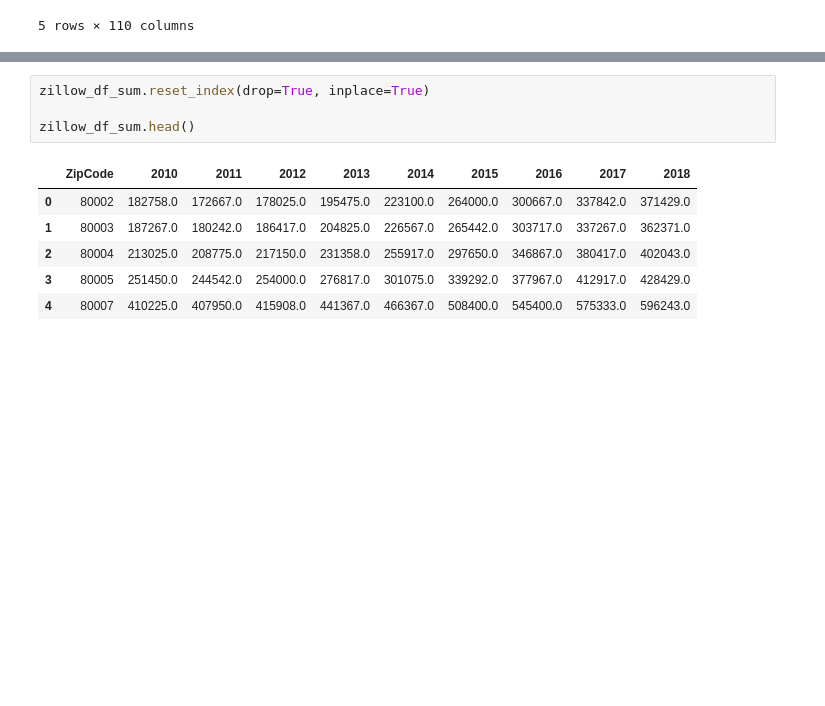
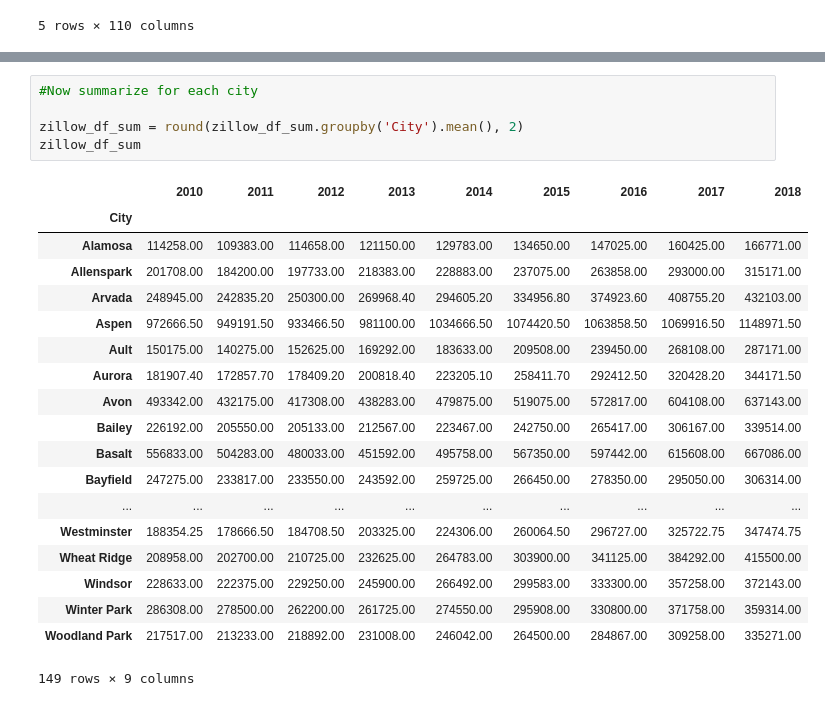
Before and after one commit to joshshigaki/Team-5, a Jupyter notebook: housing_valuation.ipynb, the cells around one changed output, grey strips where cells are left out. Saved outputs shown, nothing was run; the diff lists cells and outputs as text; blank space fills up the shorter version.

```diff
--- a/housing_valuation.ipynb
+++ b/housing_valuation.ipynb
@@ -73,11 +180,25 @@ zillow_df_sum.head()
-# %%
-zillow_df_sum.reset_index(drop=True, inplace=True)
-
-zillow_df_sum.head()
-# %% [output]
-|  | ZipCode | 2010 | 2011 | 2012 | 2013 | 2014 | 2015 | 2016 | 2017 | 2018 |
-| 0 | 80002 | 182758.0 | 172667.0 | 178025.0 | 195475.0 | 223100.0 | 264000.0 | 300667.0 | 337842.0 | 371429.0 |
-| 1 | 80003 | 187267.0 | 180242.0 | 186417.0 | 204825.0 | 226567.0 | 265442.0 | 303717.0 | 337267.0 | 362371.0 |
-| 2 | 80004 | 213025.0 | 208775.0 | 217150.0 | 231358.0 | 255917.0 | 297650.0 | 346867.0 | 380417.0 | 402043.0 |
-| 3 | 80005 | 251450.0 | 244542.0 | 254000.0 | 276817.0 | 301075.0 | 339292.0 | 377967.0 | 412917.0 | 428429.0 |
-| 4 | 80007 | 410225.0 | 407950.0 | 415908.0 | 441367.0 | 466367.0 | 508400.0 | 545400.0 | 575333.0 | 596243.0 |
+# %%
+#Now summarize for each city
+
+zillow_df_sum = round(zillow_df_sum.groupby('City').mean(), 2)
+zillow_df_sum
+# %% [output]
+|  | 2010 | 2011 | 2012 | 2013 | 2014 | 2015 | 2016 | 2017 | 2018 |
+| City |  |  |  |  |  |  |  |  |  |
+| Alamosa | 114258.00 | 109383.00 | 114658.00 | 121150.00 | 129783.00 | 134650.00 | 147025.00 | 160425.00 | 166771.00 |
+| Allenspark | 201708.00 | 184200.00 | 197733.00 | 218383.00 | 228883.00 | 237075.00 | 263858.00 | 293000.00 | 315171.00 |
+| Arvada | 248945.00 | 242835.20 | 250300.00 | 269968.40 | 294605.20 | 334956.80 | 374923.60 | 408755.20 | 432103.00 |
+| Aspen | 972666.50 | 949191.50 | 933466.50 | 981100.00 | 1034666.50 | 1074420.50 | 1063858.50 | 1069916.50 | 1148971.50 |
+| Ault | 150175.00 | 140275.00 | 152625.00 | 169292.00 | 183633.00 | 209508.00 | 239450.00 | 268108.00 | 287171.00 |
+| Aurora | 181907.40 | 172857.70 | 178409.20 | 200818.40 | 223205.10 | 258411.70 | 292412.50 | 320428.20 | 344171.50 |
+| Avon | 493342.00 | 432175.00 | 417308.00 | 438283.00 | 479875.00 | 519075.00 | 572817.00 | 604108.00 | 637143.00 |
+| Bailey | 226192.00 | 205550.00 | 205133.00 | 212567.00 | 223467.00 | 242750.00 | 265417.00 | 306167.00 | 339514.00 |
+| Basalt | 556833.00 | 504283.00 | 480033.00 | 451592.00 | 495758.00 | 567350.00 | 597442.00 | 615608.00 | 667086.00 |
+| Bayfield | 247275.00 | 233817.00 | 233550.00 | 243592.00 | 259725.00 | 266450.00 | 278350.00 | 295050.00 | 306314.00 |
+| ... | ... | ... | ... | ... | ... | ... | ... | ... | ... |
+| Westminster | 188354.25 | 178666.50 | 184708.50 | 203325.00 | 224306.00 | 260064.50 | 296727.00 | 325722.75 | 347474.75 |
+| Wheat Ridge | 208958.00 | 202700.00 | 210725.00 | 232625.00 | 264783.00 | 303900.00 | 341125.00 | 384292.00 | 415500.00 |
+| Windsor | 228633.00 | 222375.00 | 229250.00 | 245900.00 | 266492.00 | 299583.00 | 333300.00 | 357258.00 | 372143.00 |
+| Winter Park | 286308.00 | 278500.00 | 262200.00 | 261725.00 | 274550.00 | 295908.00 | 330800.00 | 371758.00 | 359314.00 |
+| Woodland Park | 217517.00 | 213233.00 | 218892.00 | 231008.00 | 246042.00 | 264500.00 | 284867.00 | 309258.00 | 335271.00 |
+149 rows × 9 columns
```
Also changed, not shown: parts of 16 cells of this notebook, 5 other files.
